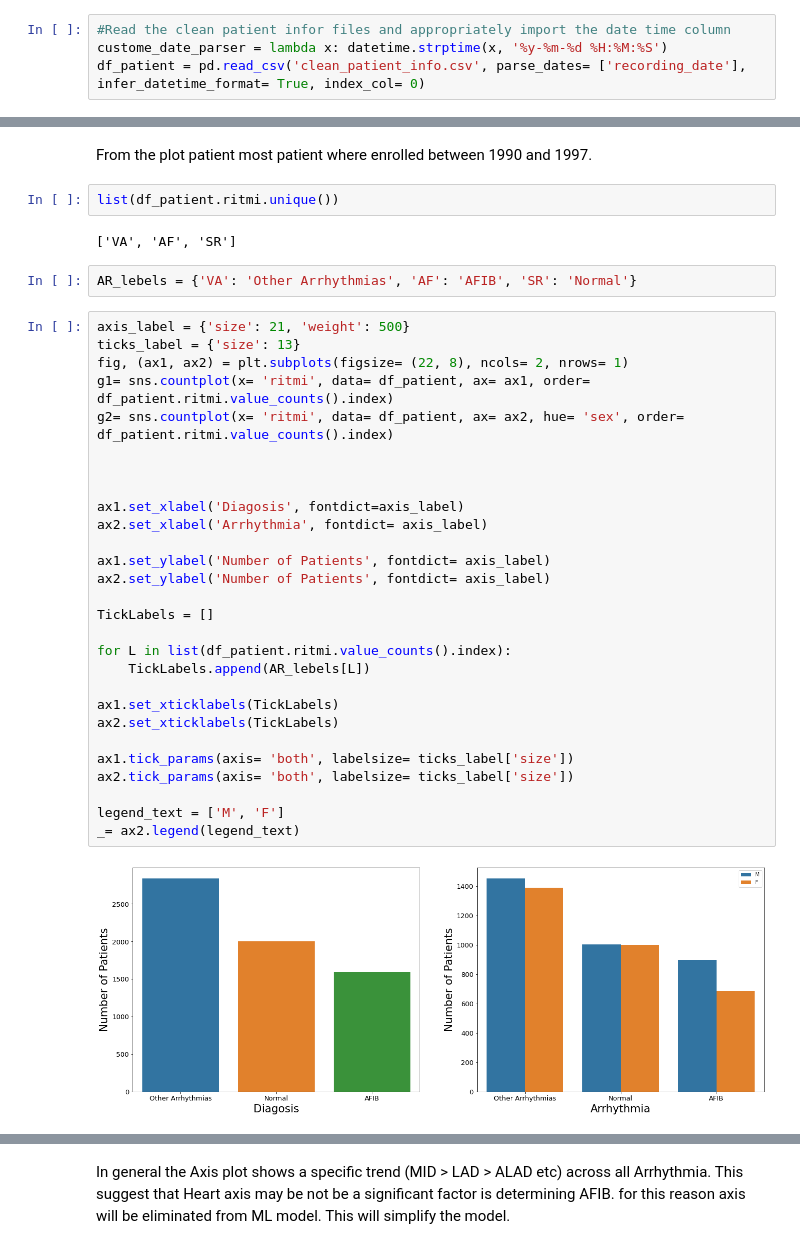
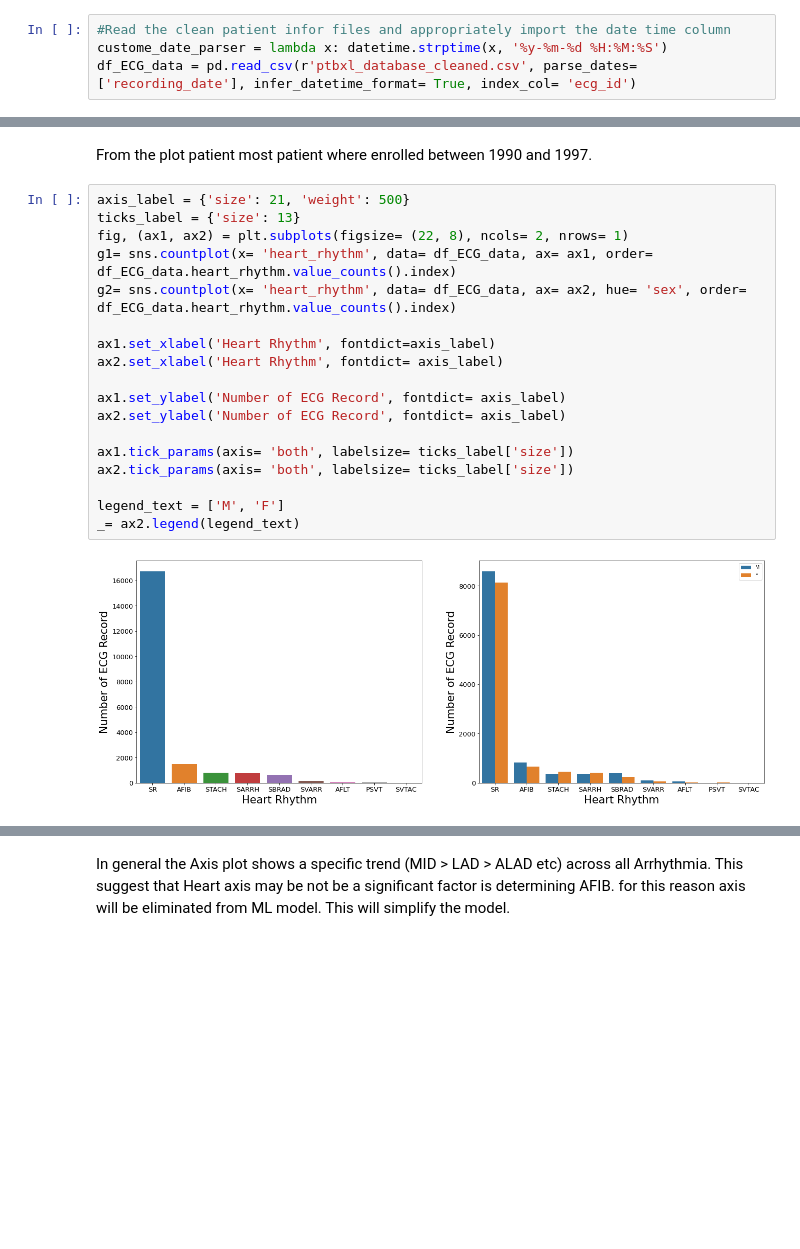
Before and after one commit to BakarrBah/Springboard, a Jupyter notebook: Capstone2/02_EDA.ipynb, the cells around one changed output, grey strips where cells are left out. Drawn from its saved outputs; the diff is of its cells as text; blank space fills up the shorter version.

```diff
--- a/Capstone2/02_EDA.ipynb
+++ b/Capstone2/02_EDA.ipynb
@@ -11,5 +11,5 @@ from datetime import datetime
 # %%
 #Read the clean patient infor files and appropriately import the date time column
 custome_date_parser = lambda x: datetime.strptime(x, '%y-%m-%d %H:%M:%S')
-df_patient = pd.read_csv('clean_patient_info.csv', parse_dates= ['recording_date'], infer_datetime_format= True, index_col= 0)
+df_ECG_data = pd.read_csv(r'ptbxl_database_cleaned.csv', parse_dates= ['recording_date'], infer_datetime_format= True, index_col= 'ecg_id')
 # %%
@@ -60,38 +62,22 @@ ax.tick_params(axis= 'both', labelsize= 15)
 # %% [markdown]
 From the plot patient most patient where enrolled between 1990 and 1997.
-# %%
-list(df_patient.ritmi.unique())
-# %% [output]
-['VA', 'AF', 'SR']
-# %%
-AR_lebels = {'VA': 'Other Arrhythmias', 'AF': 'AFIB', 'SR': 'Normal'}
 # %%
 axis_label = {'size': 21, 'weight': 500}
 ticks_label = {'size': 13}
 fig, (ax1, ax2) = plt.subplots(figsize= (22, 8), ncols= 2, nrows= 1)
-g1= sns.countplot(x= 'ritmi', data= df_patient, ax= ax1, order= df_patient.ritmi.value_counts().index)
-g2= sns.countplot(x= 'ritmi', data= df_patient, ax= ax2, hue= 'sex', order= df_patient.ritmi.value_counts().index)
+g1= sns.countplot(x= 'heart_rhythm', data= df_ECG_data, ax= ax1, order= df_ECG_data.heart_rhythm.value_counts().index)
+g2= sns.countplot(x= 'heart_rhythm', data= df_ECG_data, ax= ax2, hue= 'sex', order= df_ECG_data.heart_rhythm.value_counts().index)
 
+ax1.set_xlabel('Heart Rhythm', fontdict=axis_label)
+ax2.set_xlabel('Heart Rhythm', fontdict= axis_label)
 
-
-ax1.set_xlabel('Diagosis', fontdict=axis_label)
-ax2.set_xlabel('Arrhythmia', fontdict= axis_label)
-
-ax1.set_ylabel('Number of Patients', fontdict= axis_label)
-ax2.set_ylabel('Number of Patients', fontdict= axis_label)
-
-TickLabels = []
-
-for L in list(df_patient.ritmi.value_counts().index):
-    TickLabels.append(AR_lebels[L])
-
-ax1.set_xticklabels(TickLabels)
-ax2.set_xticklabels(TickLabels)
+ax1.set_ylabel('Number of ECG Record', fontdict= axis_label)
+ax2.set_ylabel('Number of ECG Record', fontdict= axis_label)
 
 ax1.tick_params(axis= 'both', labelsize= ticks_label['size'])
 ax2.tick_params(axis= 'both', labelsize= ticks_label['size'])
 
 legend_text = ['M', 'F']
 _= ax2.legend(legend_text)
 # %% [output]
-[figure, old version]
+[figure, new version]
```
Also changed, not shown: parts of 23 cells of this notebook, 3 other files.
